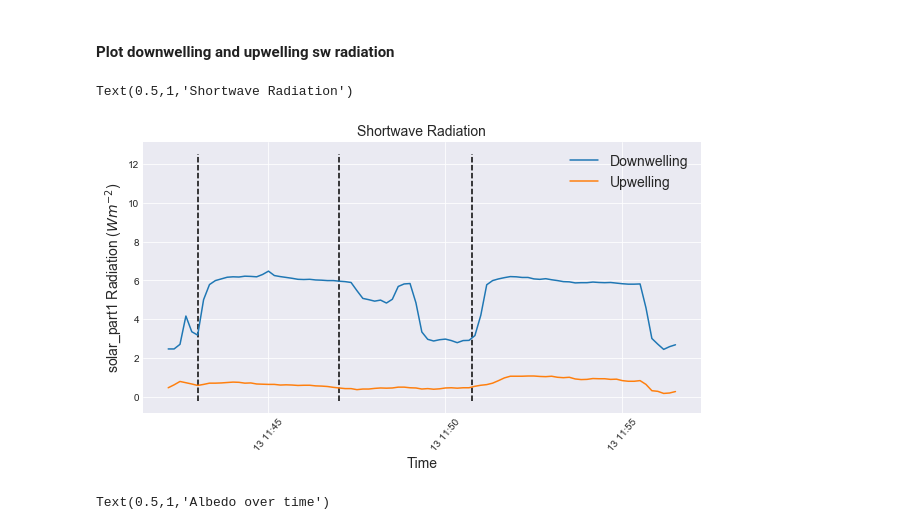
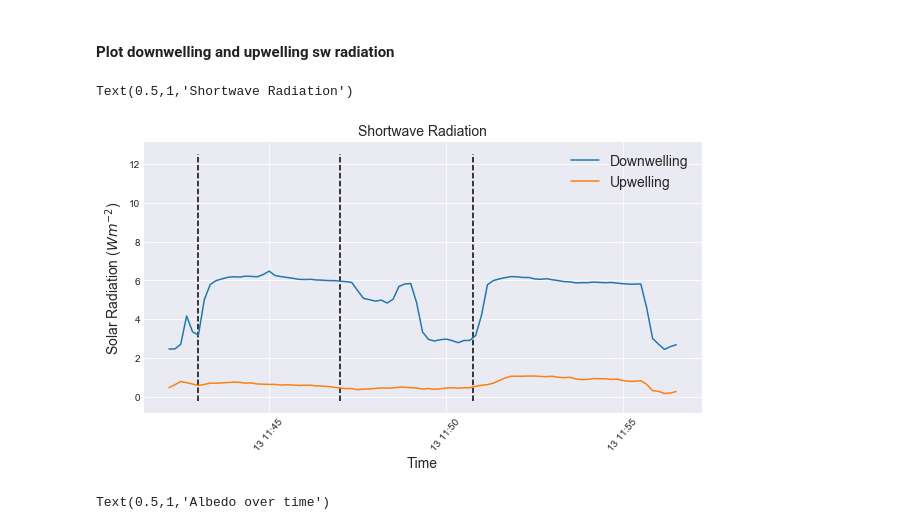
Before and after one commit to Pearl-Ayem/a303_course_work, a Jupyter notebook: Lab 9/Lab 9 Analysis.ipynb, the cells around one changed output. Drawn from its saved outputs; the diff is of its cells as text; code cells hidden in the pictures.

```diff
--- a/Lab 9/Lab 9 Analysis.ipynb
+++ b/Lab 9/Lab 9 Analysis.ipynb
@@ -39,21 +39,21 @@ solar.head()
 # %%
 plt.figure(figsize=(10,5))
 plt.plot(solar_part1['time'],solar_part1['sw_up'])
 plt.plot(solar_part1['time'],solar_part1['sw_down'])
 
 speed_times=[pd.Timestamp(2020,3,13,11,43,0),pd.Timestamp(2020,3,13,11,47,0),
              pd.Timestamp(2020,3,13,11,50,45)]
 
 plt.vlines(speed_times,-0.2,12.5,linestyle = '--')
 plt.legend(['Downwelling','Upwelling'],fontsize=14)
 plt.xticks(rotation=50)
 plt.grid(True)
-plt.ylabel('solar_part1 Radiation ($W m^{-2}$)',fontsize=14)
+plt.ylabel('Solar Radiation ($W m^{-2}$)',fontsize=14)
 plt.xlabel('Time',fontsize=14)
 plt.title('Shortwave Radiation',fontsize=14)
 # %% [output]
 Text(0.5,1,'Shortwave Radiation')
-[figure, old version]
+[figure, new version]
 # %%
 solar_part1['albedo']=solar_part1['lw_down']/solar_part1['lw_up']
 plt.plot(solar_part1['time'],solar_part1['albedo'])
```
Also changed, not shown: parts of 3 cells of this notebook, 4 other files.
